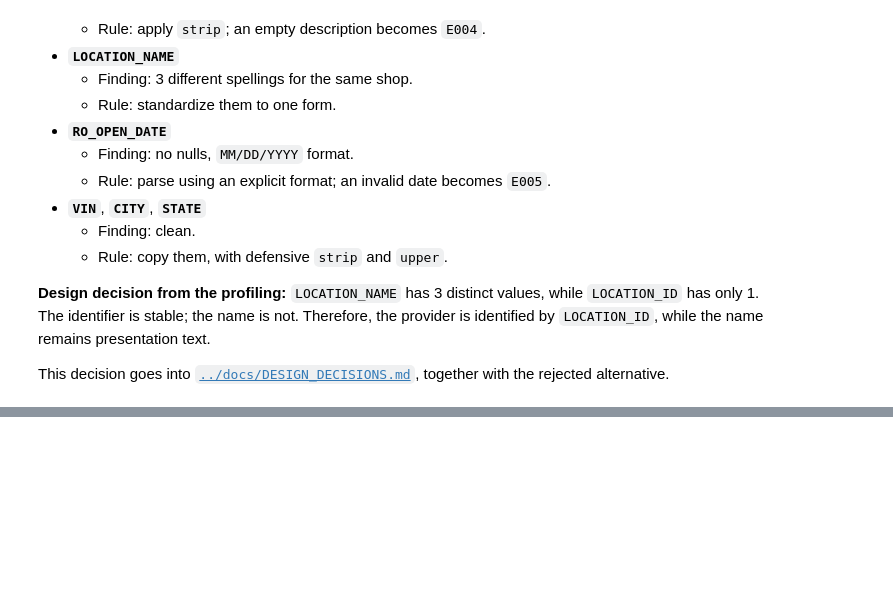
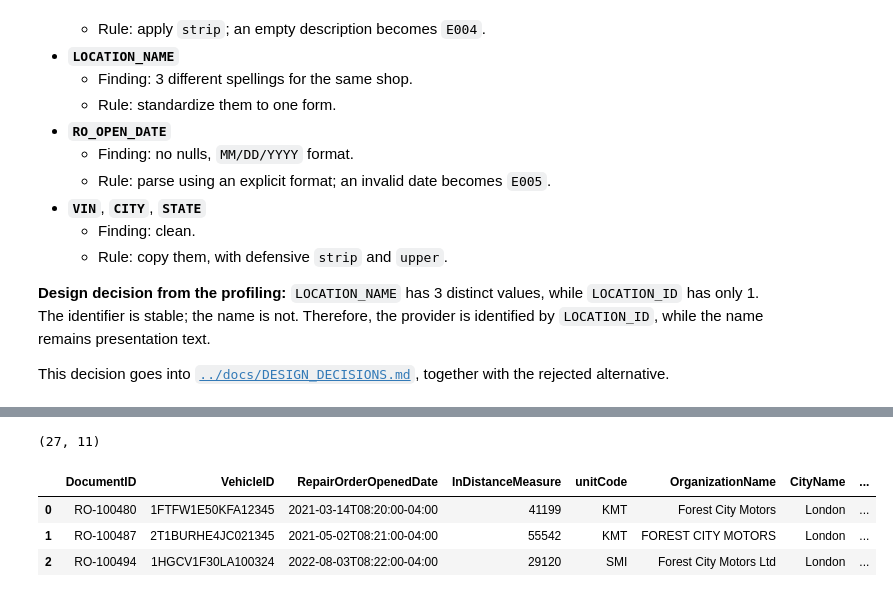
Before and after one commit to renteria-luis/automotive-data-mapper, a Jupyter notebook: notebooks/01_sources.ipynb, the cells around one changed output, grey strips where cells are left out. Drawn from its saved outputs; the diff is of its cells as text; code cells hidden in the pictures; blank space fills up the shorter version.

```diff
--- a/notebooks/01_sources.ipynb
+++ b/notebooks/01_sources.ipynb
@@ -311,0 +423,8 @@ This decision goes into [`../docs/DESIGN_DECISIONS.md`](../docs/DESIGN_DECISIONS
+# %%
+print('searching without namespace:', root.findall('RepairOrder'))
+
+# namespace mapping
+NS = {'star': root.tag.split('}')[0].lstrip('{')}
+print('detected namespace:', NS)
+
+print('searching with namespace:', len(root.findall('.//star:RepairOrder', NS)), 'repair orders')
@@ -311,0 +440,8 @@ This decision goes into [`../docs/DESIGN_DECISIONS.md`](../docs/DESIGN_DECISIONS
+# %%
+orders = root.findall('.//star:RepairOrder', NS)
+jobs = root.findall('.//star:Job', NS)
+
+print(len(orders), 'repair orders contain', len(jobs), 'jobs')
+print()
+print('jobs per repair order:')
+print(pd.Series([len(o.findall('.//star:Job', NS)) for o in orders]).value_counts().sort_index())
@@ -311,0 +463,43 @@ This decision goes into [`../docs/DESIGN_DECISIONS.md`](../docs/DESIGN_DECISIONS
+# %%
+def text(el, path: str) -> str | None:
+    """Stripped text at path, or None when the element is absent or empty."""
+    found = el.find(path, NS)
+    if found is None or found.text is None:
+        return None
+    return found.text.strip() or None
+
+
+rows = []
+for order in orders:
+    distance = order.find(".//star:InDistanceMeasure", NS)
+    header = {
+        "DocumentID": text(order, ".//star:DocumentID"),
+        "VehicleID": text(order, ".//star:VehicleID"),
+        "RepairOrderOpenedDate": text(order, ".//star:RepairOrderOpenedDate"),
+        "InDistanceMeasure": distance.text.strip() if distance is not None else None,
+        "unitCode": distance.get("unitCode") if distance is not None else None,
+        "OrganizationName": text(order, ".//star:OrganizationName"),
+        "CityName": text(order, ".//star:CityName"),
+        "StateOrProvinceCountrySubDivisionID": text(
+            order, ".//star:StateOrProvinceCountrySubDivisionID"
+        ),
+    }
+    for job in order.findall(".//star:Job", NS):
+        rows.append(
+            {
+                **header,
+                "JobID": text(job, "star:JobID"),
+                "CustomerConcernDescription": text(job, "star:CustomerConcernDescription"),
+                "CorrectionDescription": text(job, "star:CorrectionDescription"),
+            }
+        )
+
+dealer_b_raw = pd.DataFrame(rows)
+print(dealer_b_raw.shape)
+dealer_b_raw.head(3)
+# %% [output]
+(27, 11)
+|  | DocumentID | VehicleID | RepairOrderOpenedDate | InDistanceMeasure | unitCode | OrganizationName | CityName | ... |
+| 0 | RO-100480 | 1FTFW1E50KFA12345 | 2021-03-14T08:20:00-04:00 | 41199 | KMT | Forest City Motors | London | ... |
+| 1 | RO-100487 | 2T1BURHE4JC021345 | 2021-05-02T08:21:00-04:00 | 55542 | KMT | FOREST CITY MOTORS | London | ... |
+| 2 | RO-100494 | 1HGCV1F30LA100324 | 2022-08-03T08:22:00-04:00 | 29120 | SMI | Forest City Motors Ltd | London | ... |
```
Also changed, not shown: parts of 25 cells of this notebook.
